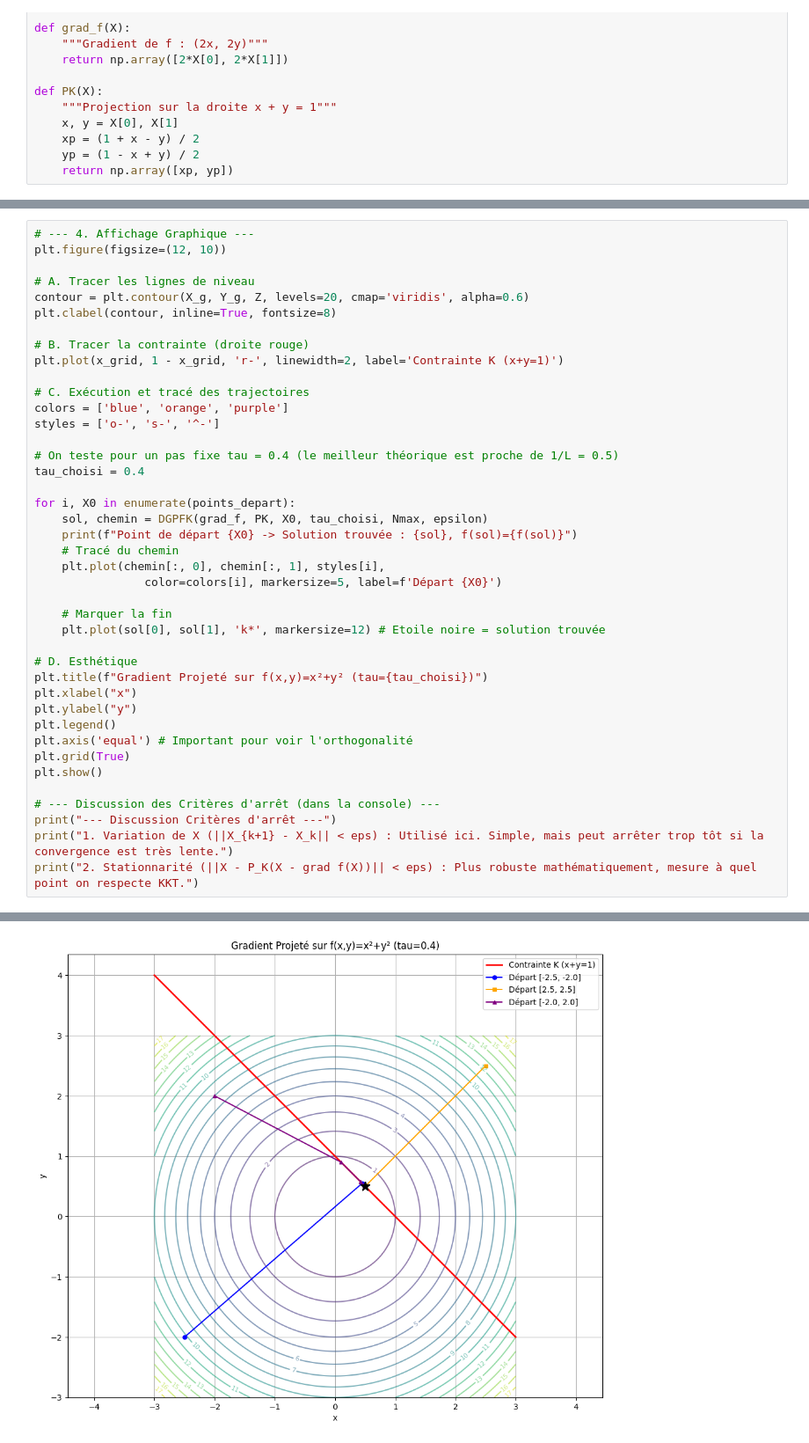
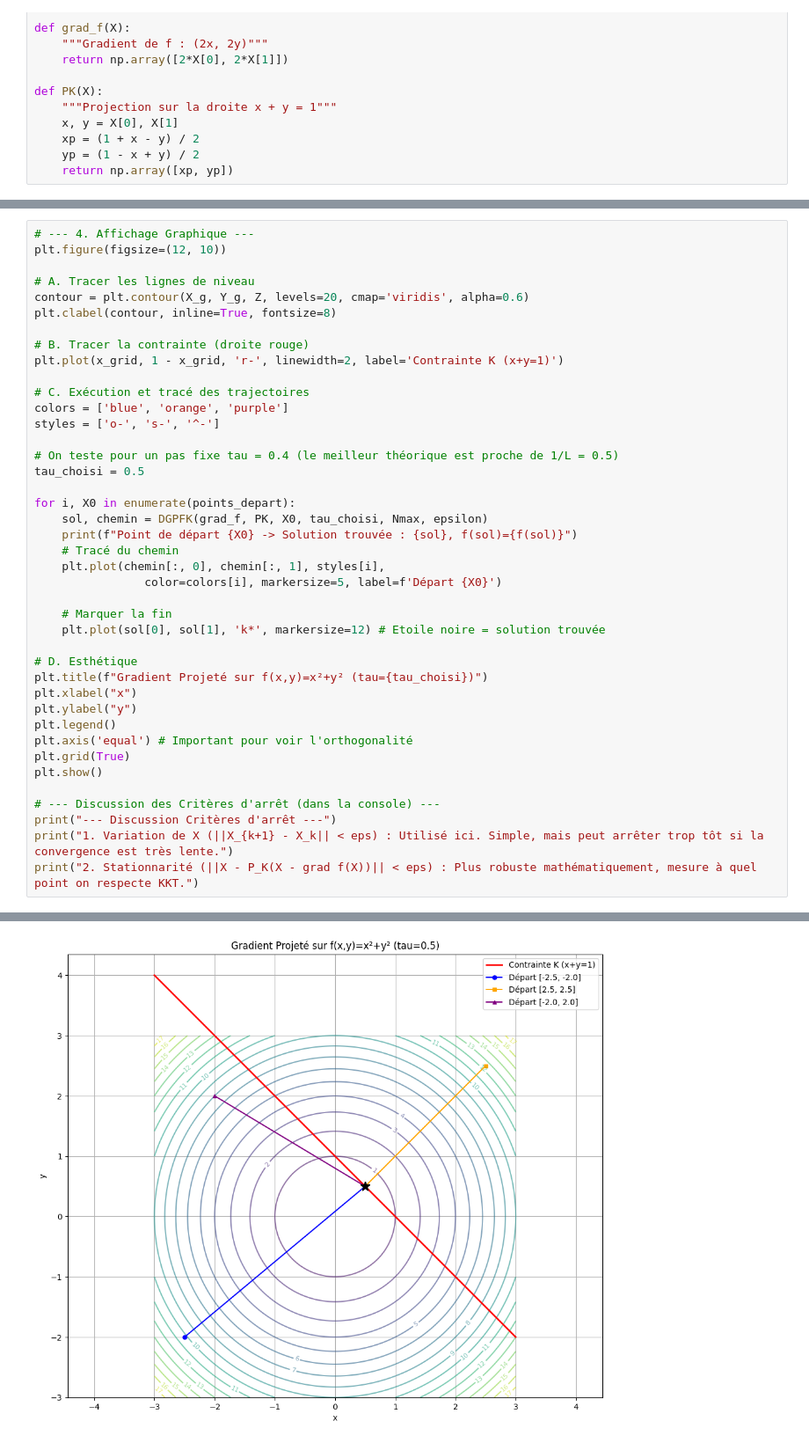
Before and after one commit to AbdeslemHMN/Optimisation-diff-rentiable-sous-contraintes, a Jupyter notebook: TP1_Méthode de gradient projecté/app.ipynb, the cells around one changed output, grey strips where cells are left out. Shown at 88% size. Saved outputs shown, nothing was run; the diff lists cells and outputs as text.

```diff
--- a/TP1_Méthode de gradient projecté/app.ipynb
+++ b/TP1_Méthode de gradient projecté/app.ipynb
@@ -100,7 +101,7 @@ colors = ['blue', 'orange', 'purple']
 styles = ['o-', 's-', '^-']
 
 # On teste pour un pas fixe tau = 0.4 (le meilleur théorique est proche de 1/L = 0.5)
-tau_choisi = 0.4
+tau_choisi = 0.5
 
 for i, X0 in enumerate(points_depart):
     sol, chemin = DGPFK(grad_f, PK, X0, tau_choisi, Nmax, epsilon)
@@ -135,4 +136,4 @@ Point de départ [-2.0, 2.0] -> Solution trouvée : [0.49999488 0.50000512], f(s
-[figure, old version]
+[figure, new version]
 --- Discussion Critères d'arrêt ---
 1. Variation de X (||X_{k+1} - X_k|| < eps) : Utilisé ici. Simple, mais peut arrêter trop tôt si la convergence est très lente.
 2. Stationnarité (||X - P_K(X - grad f(X))|| < eps) : Plus robuste mathématiquement, mesure à quel point on respecte KKT.
```
Also changed, not shown: parts of 14 cells of this notebook.
